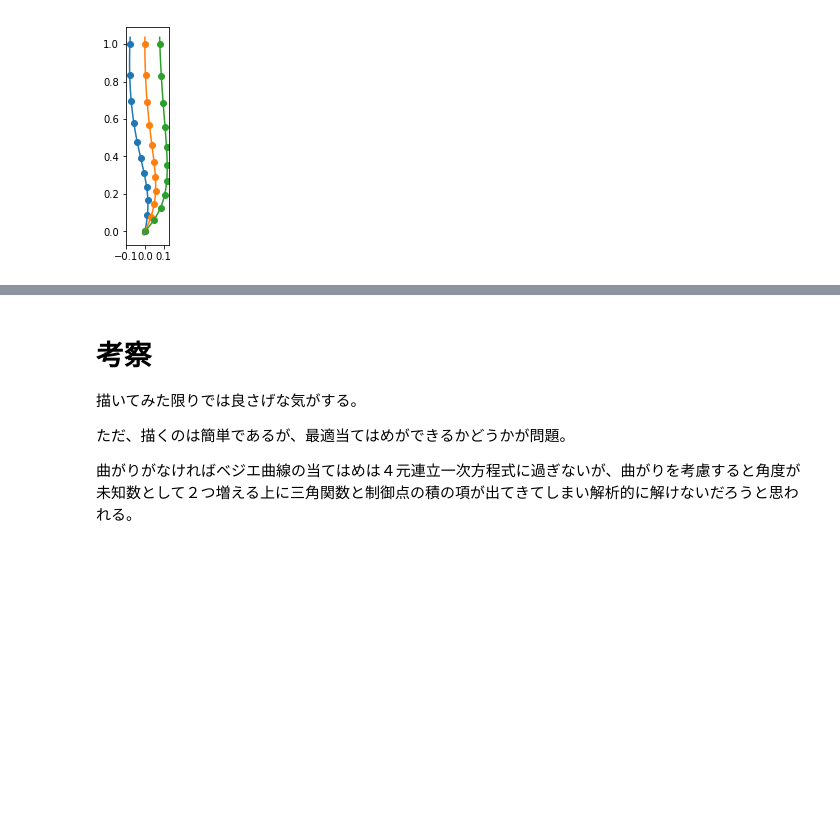
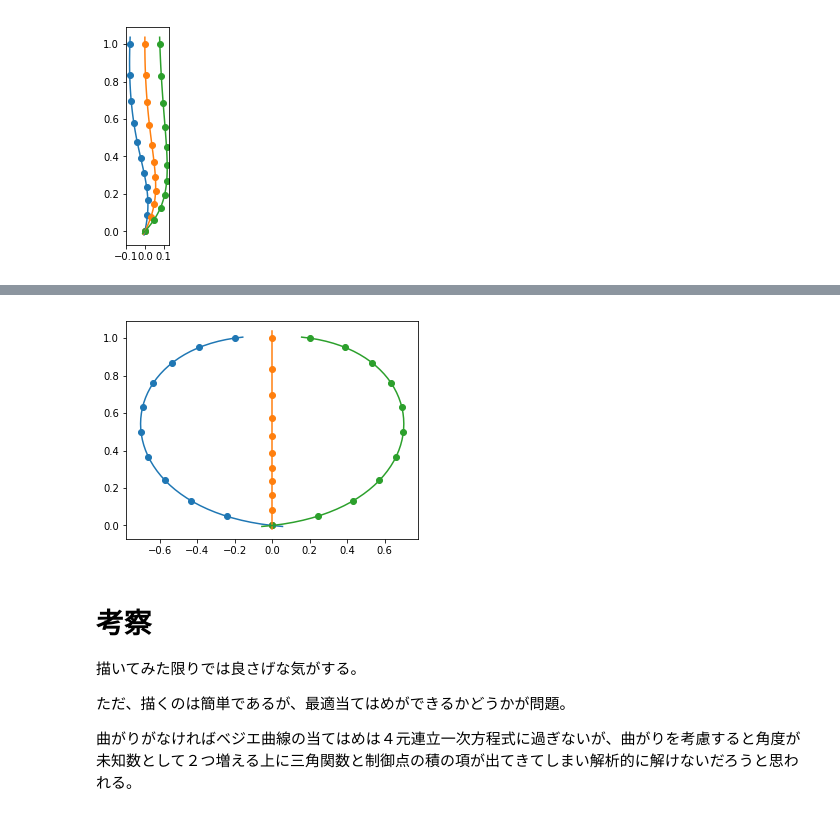
Before and after one commit to iciromaco/RL2nd, a Jupyter notebook: 考察ー中心軸の曲がりのモデル化.ipynb, the cells around one changed output, grey strips where cells are left out. Cells and saved outputs as stored; diff of their text form; code cells hidden in the pictures; blank space fills up the shorter version.

```diff
--- a/考察ー中心軸の曲がりのモデル化.ipynb
+++ b/考察ー中心軸の曲がりのモデル化.ipynb
@@ -216,3 +298,9 @@ drawModel(asml,asmc,asmr,angle1=-pi/6,angle2=0)
+# %%
+asml = [[0,0],[-0.9,0.1],[-0.9,0.9],[-0.2,1]] # 左側シルエットを近似するための制御点
+asmc = [[0,0],[0,0.3],[0,0.4],[0,1]] # 中心軸を近似するための制御点
+drawModel2(asml,asmc,angle1=0,angle2=0)
+# %% [output]
+[figure, added]
 # %% [markdown]
 # 考察
 
```
Also changed, not shown: parts of 11 cells of this notebook, 1 other file.
